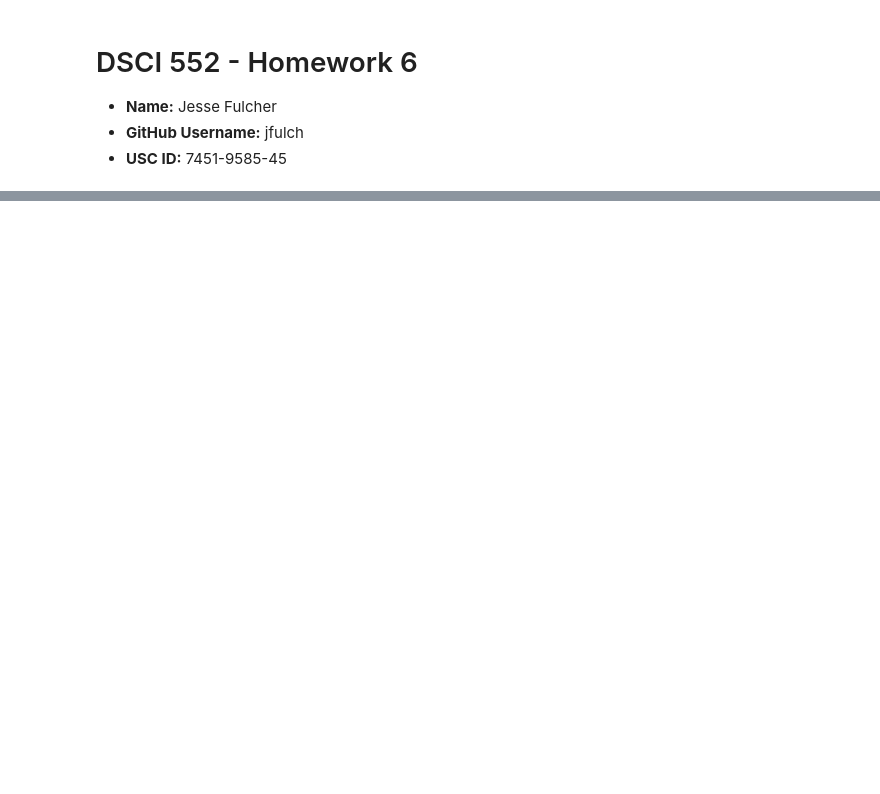
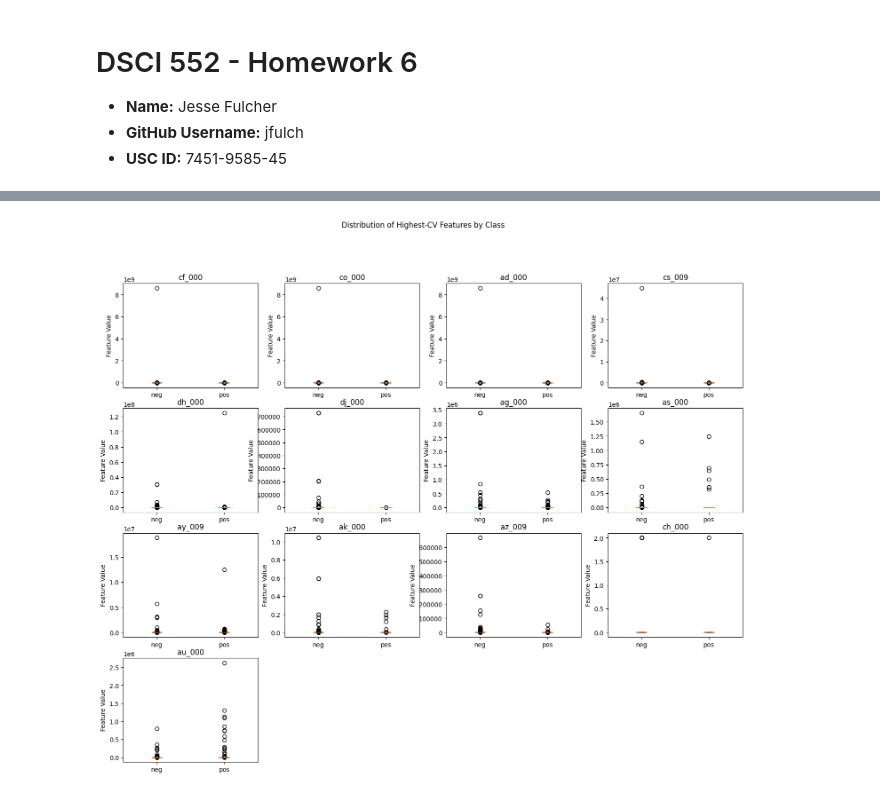
Before and after one commit to jfulch/dsci-552-fulcher-jesse-hw6, a Jupyter notebook: notebook/Fulcher_Jesse_HW6.ipynb, the cells around one changed output, grey strips where cells are left out. Cells and saved outputs as stored; diff of their text form; code cells hidden in the pictures; blank space fills up the shorter version.

```diff
--- a/notebook/Fulcher_Jesse_HW6.ipynb
+++ b/notebook/Fulcher_Jesse_HW6.ipynb
@@ -40,0 +229,20 @@ display(train_df.head())
+# %%
+fig, axes = plt.subplots(4, 4, figsize=(18, 14))
+
+for ax, feature in zip(axes.flat, top_features):
+    values_by_class = [
+        x_train.loc[y_train == "neg", feature],
+        x_train.loc[y_train == "pos", feature]
+    ]
+    ax.boxplot(values_by_class)
+    ax.set_xticks([1, 2], labels=["neg", "pos"])
+    ax.set_title(feature)
+    ax.set_ylabel("Feature Value")
+
+for ax in axes.flat[len(top_features):]:
+    ax.set_visible(False)
+
+fig.suptitle("Distribution of Highest-CV Features by Class")
+plt.show()
+# %% [output]
+[figure, added]
```
Also changed, not shown: parts of 18 cells of this notebook.
